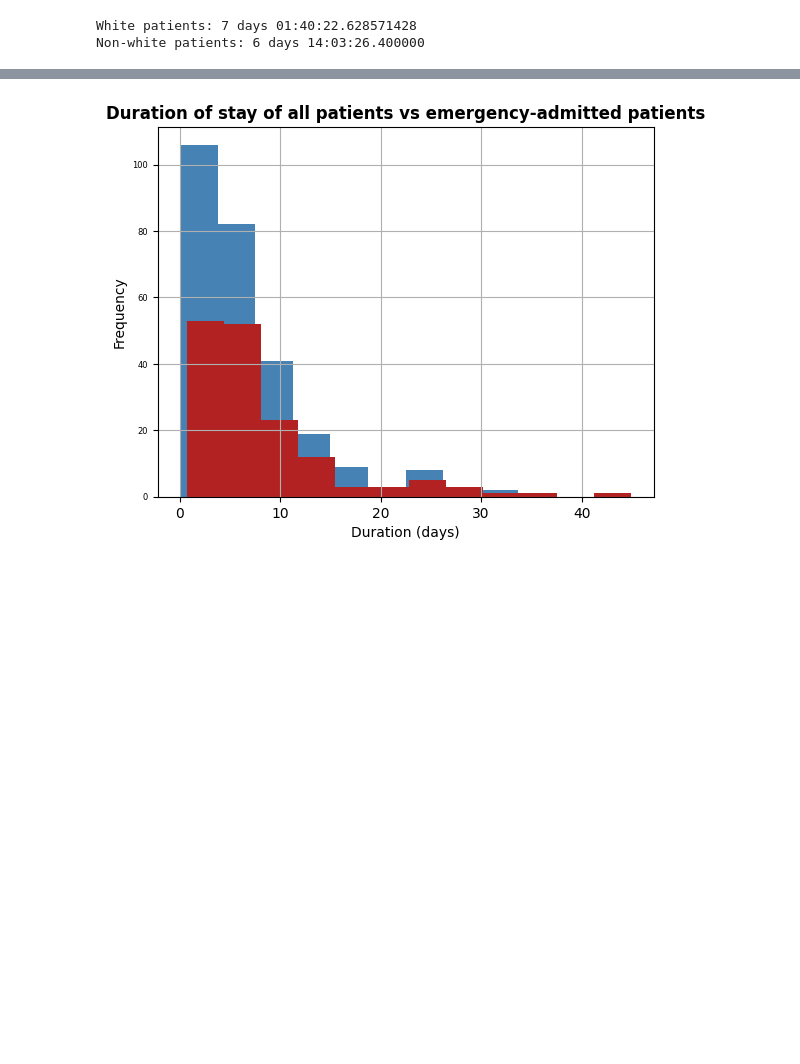
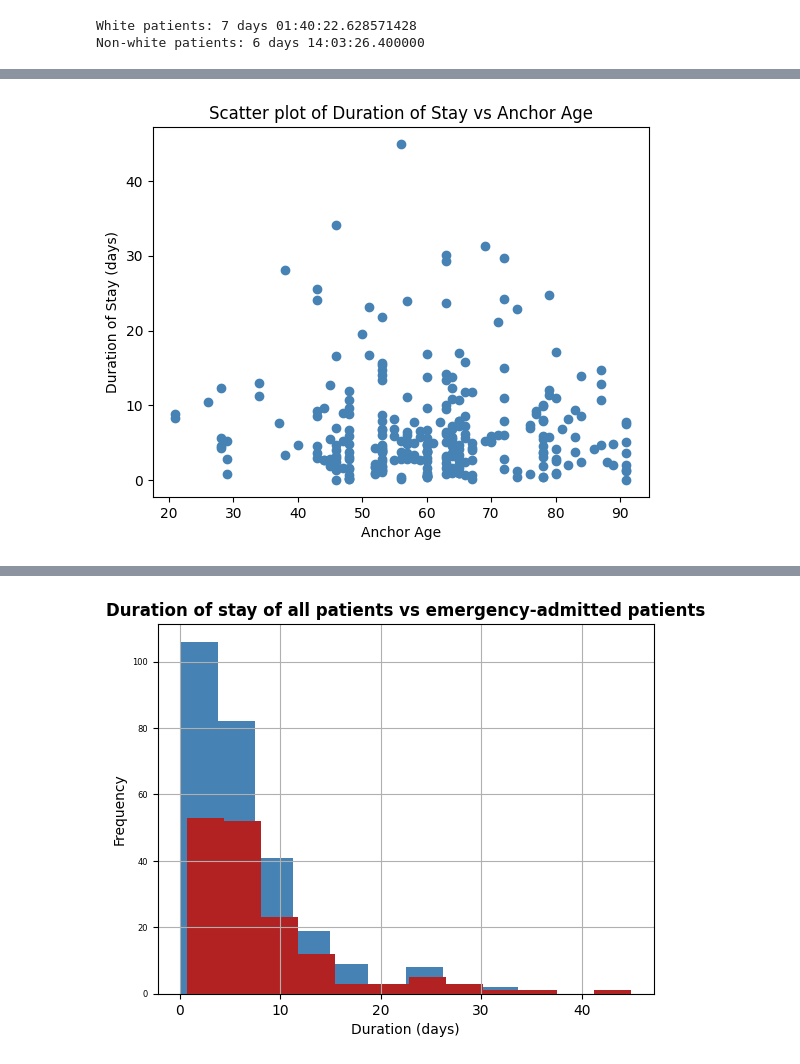
Before and after one commit to kkkarnav/MIMIC, a Jupyter notebook: 1_duration_of_stay.ipynb, the cells around one changed output, grey strips where cells are left out. Cells and saved outputs as stored; diff of their text form; code cells hidden in the pictures; blank space fills up the shorter version.

```diff
--- a/1_duration_of_stay.ipynb
+++ b/1_duration_of_stay.ipynb
@@ -107,0 +154,9 @@ Non-white patients: 6 days 14:03:26.400000
+# %%
+# There doesn't appear to be any trend of duration with age past 45 or so
+plt.scatter(df["anchor_age"], (df["duration_of_stay"].dt.total_seconds() / 86400), color="steelblue")
+plt.xlabel('Anchor Age')
+plt.ylabel('Duration of Stay (days)')
+plt.title('Scatter plot of Duration of Stay vs Anchor Age')
+plt.show()
+# %% [output]
+[figure, added]
```
Also changed, not shown: parts of 14 cells of this notebook, 1 other file.
